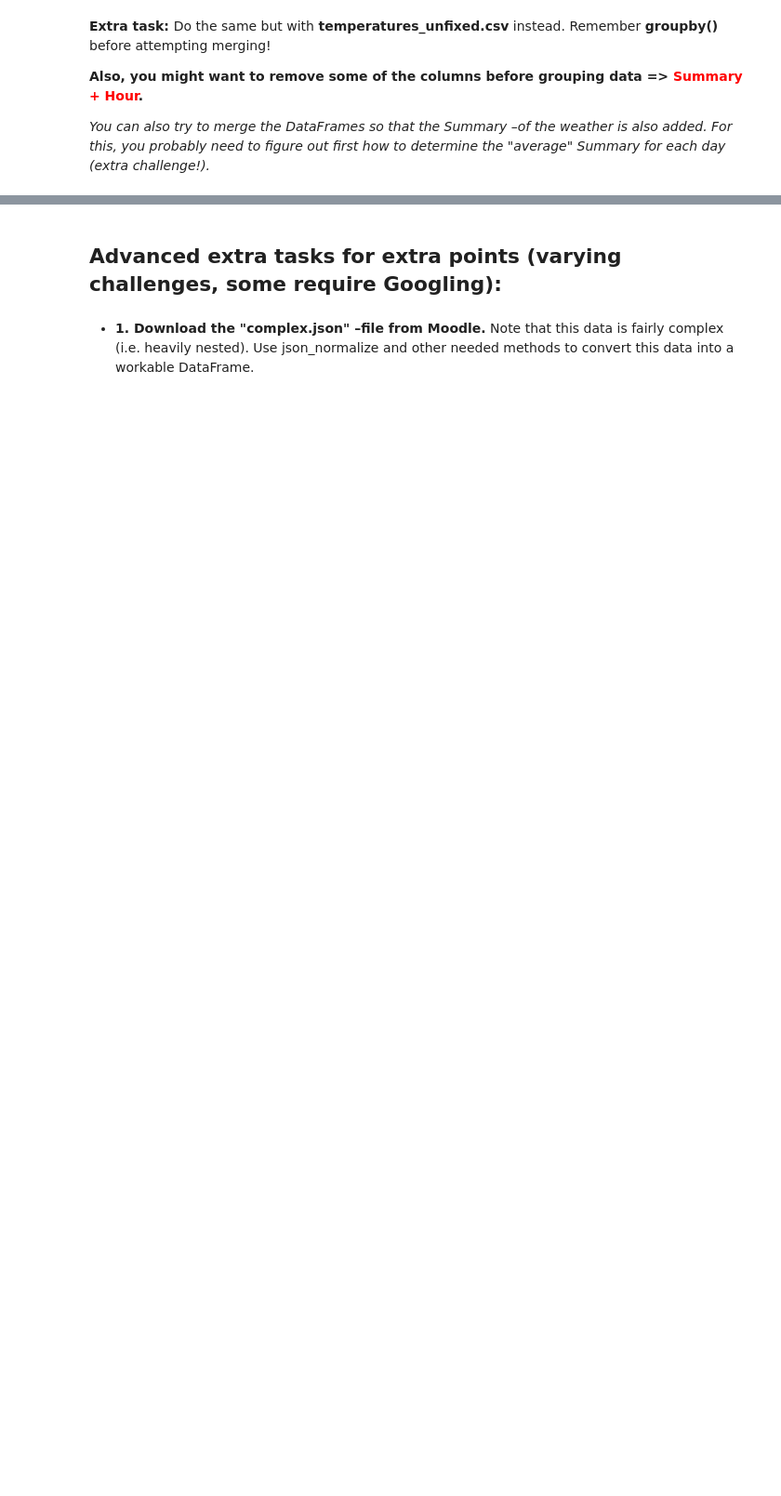
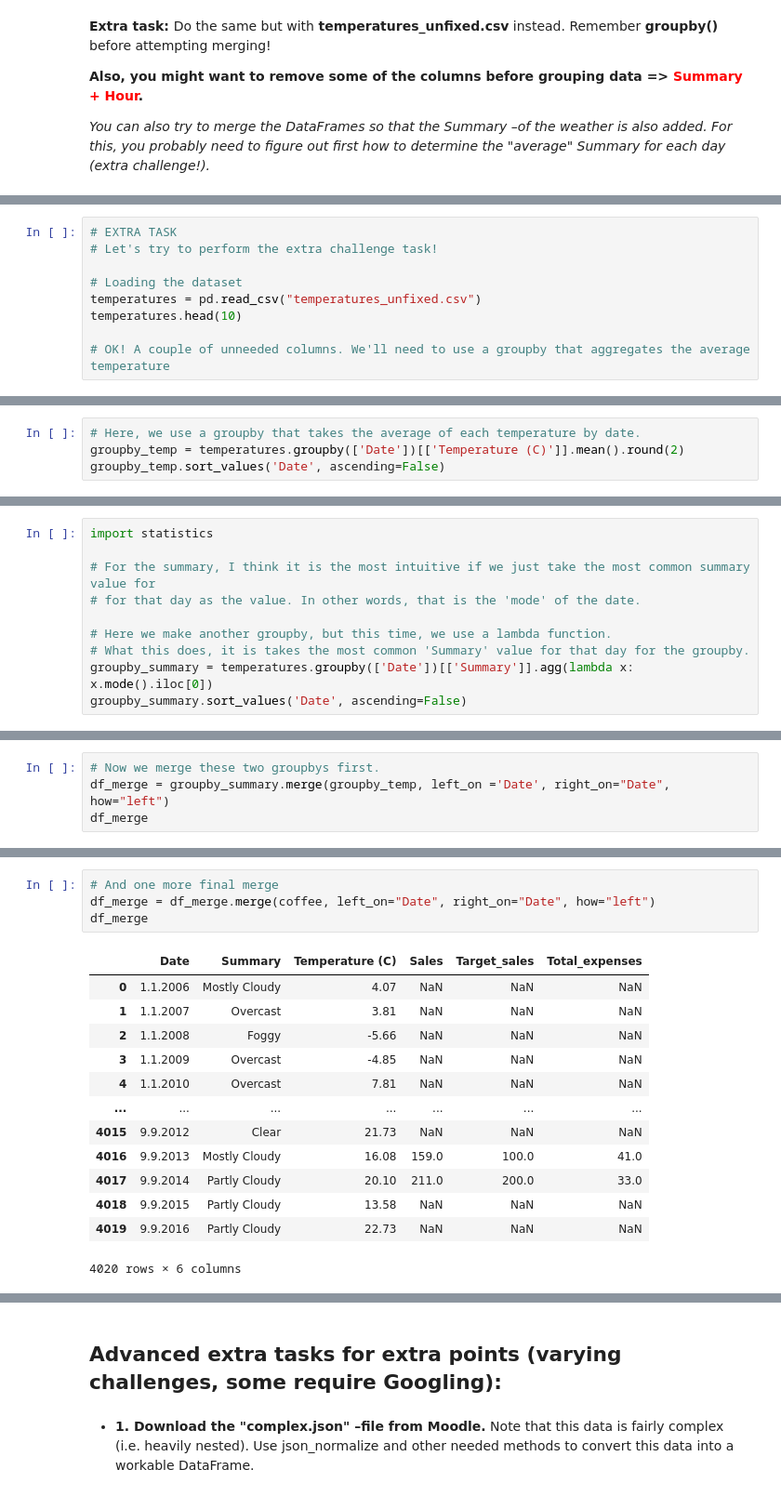
Before and after one commit to jehuhta/Intro_Data_Analytics_Huhta_Jeremy_Spring2025, a Jupyter notebook: Exercises_5_Importing/DataAnalyticsExerciseSet5.ipynb, the cells around one changed output, grey strips where cells are left out. Shown at 93% size. Drawn from its saved outputs; the diff is of its cells as text; blank space fills up the shorter version.

```diff
--- a/Exercises_5_Importing/DataAnalyticsExerciseSet5.ipynb
+++ b/Exercises_5_Importing/DataAnalyticsExerciseSet5.ipynb
@@ -376,0 +470,9 @@ df1
+# %%
+# EXTRA TASK
+# Let's try to perform the extra challenge task!
+
+# Loading the dataset
+temperatures = pd.read_csv("temperatures_unfixed.csv")
+temperatures.head(10)
+
+# OK! A couple of unneeded columns. We'll need to use a groupby that aggregates the average temperature
@@ -376,0 +491,4 @@ df1
+# %%
+# Here, we use a groupby that takes the average of each temperature by date.
+groupby_temp = temperatures.groupby(['Date'])[['Temperature (C)']].mean().round(2)
+groupby_temp.sort_values('Date', ascending=False)
@@ -376,0 +510,10 @@ df1
+# %%
+import statistics
+
+# For the summary, I think it is the most intuitive if we just take the most common summary value for
+# for that day as the value. In other words, that is the 'mode' of the date.
+
+# Here we make another groupby, but this time, we use a lambda function.
+# What this does, it is takes the most common 'Summary' value for that day for the groupby.
+groupby_summary = temperatures.groupby(['Date'])[['Summary']].agg(lambda x: x.mode().iloc[0])
+groupby_summary.sort_values('Date', ascending=False)
@@ -376,0 +535,4 @@ df1
+# %%
+# Now we merge these two groupbys first.
+df_merge = groupby_summary.merge(groupby_temp, left_on ='Date', right_on="Date", how="left")
+df_merge
@@ -377,3 +554,21 @@ df1
+# %%
+# And one more final merge
+df_merge = df_merge.merge(coffee, left_on="Date", right_on="Date", how="left")
+df_merge
+# %% [output]
+|  | Date | Summary | Temperature (C) | Sales | Target_sales | Total_expenses |
+| 0 | 1.1.2006 | Mostly Cloudy | 4.07 | NaN | NaN | NaN |
+| 1 | 1.1.2007 | Overcast | 3.81 | NaN | NaN | NaN |
+| 2 | 1.1.2008 | Foggy | -5.66 | NaN | NaN | NaN |
+| 3 | 1.1.2009 | Overcast | -4.85 | NaN | NaN | NaN |
+| 4 | 1.1.2010 | Overcast | 7.81 | NaN | NaN | NaN |
+| ... | ... | ... | ... | ... | ... | ... |
+| 4015 | 9.9.2012 | Clear | 21.73 | NaN | NaN | NaN |
+| 4016 | 9.9.2013 | Mostly Cloudy | 16.08 | 159.0 | 100.0 | 41.0 |
+| 4017 | 9.9.2014 | Partly Cloudy | 20.10 | 211.0 | 200.0 | 33.0 |
+| 4018 | 9.9.2015 | Partly Cloudy | 13.58 | NaN | NaN | NaN |
+| 4019 | 9.9.2016 | Partly Cloudy | 22.73 | NaN | NaN | NaN |
+4020 rows × 6 columns
 # %% [markdown]
 <img src="http://srv.plab.fi/~tuomasv/data_analytics_2023_images/exercise_set_5/ex56coffee.jpg" width="450" />
 # %% [markdown]
```
Also changed, not shown: parts of 42 cells of this notebook.
